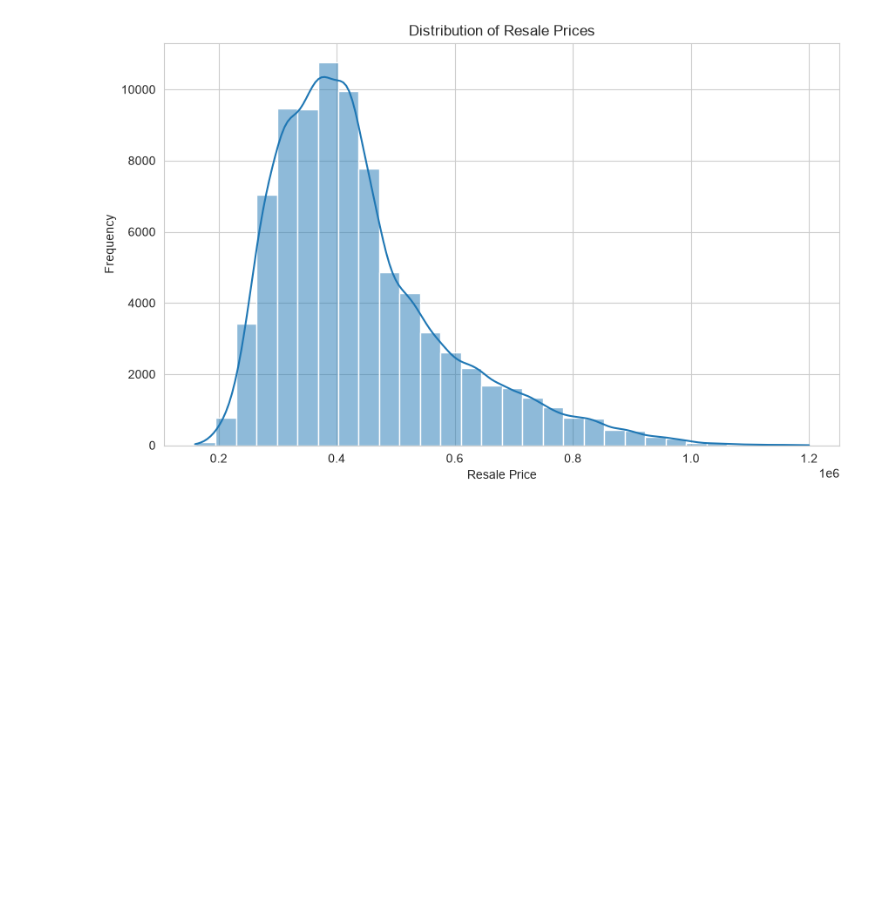
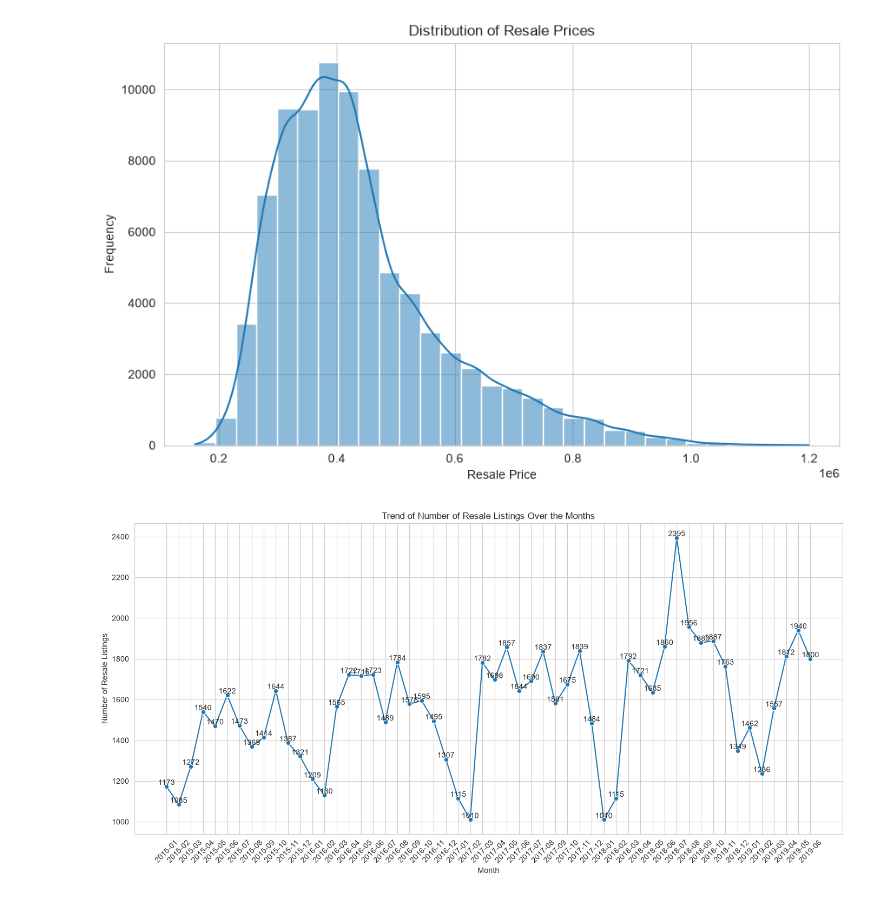
Before and after one commit to spideyeng/AIAPFoundation, a Jupyter notebook: module 3/EDA.ipynb, the cells around one changed output. Drawn from its saved outputs; the diff is of its cells as text; code cells hidden in the pictures; blank space fills up the shorter version.

```diff
--- a/module 3/EDA.ipynb
+++ b/module 3/EDA.ipynb
@@ -269,3 +269,26 @@ Text(0, 0.5, 'Frequency')
 [figure]
 # %%
 # Visualising Data: Line Chart
+# Set Aesthetic Style
+sns.set_style("whitegrid")
+
+# Count the Number of Listings by Month
+month_counts = df['month'].value_counts().sort_index()
+
+# Create the Line Chart
+plt.figure(figsize=(14, 7))
+line_plot = sns.lineplot(x=month_counts.index, y=month_counts.values, marker='o')
+
+# Annotate the Data Points
+for x, y in zip(month_counts.index, month_counts.values):
+    plt.text(x, y, f'{y}', ha='center', va='bottom')
+
+# Label the Chart
+plt.title('Trend of Number of Resale Listings Over the Months')
+plt.xlabel('Month')
+plt.ylabel('Number of Resale Listings')
+plt.xticks(rotation=45)
+plt.tight_layout()
+plt.show()
+# %% [output]
+[figure, added]
```
Also changed, not shown: parts of 13 cells of this notebook.
